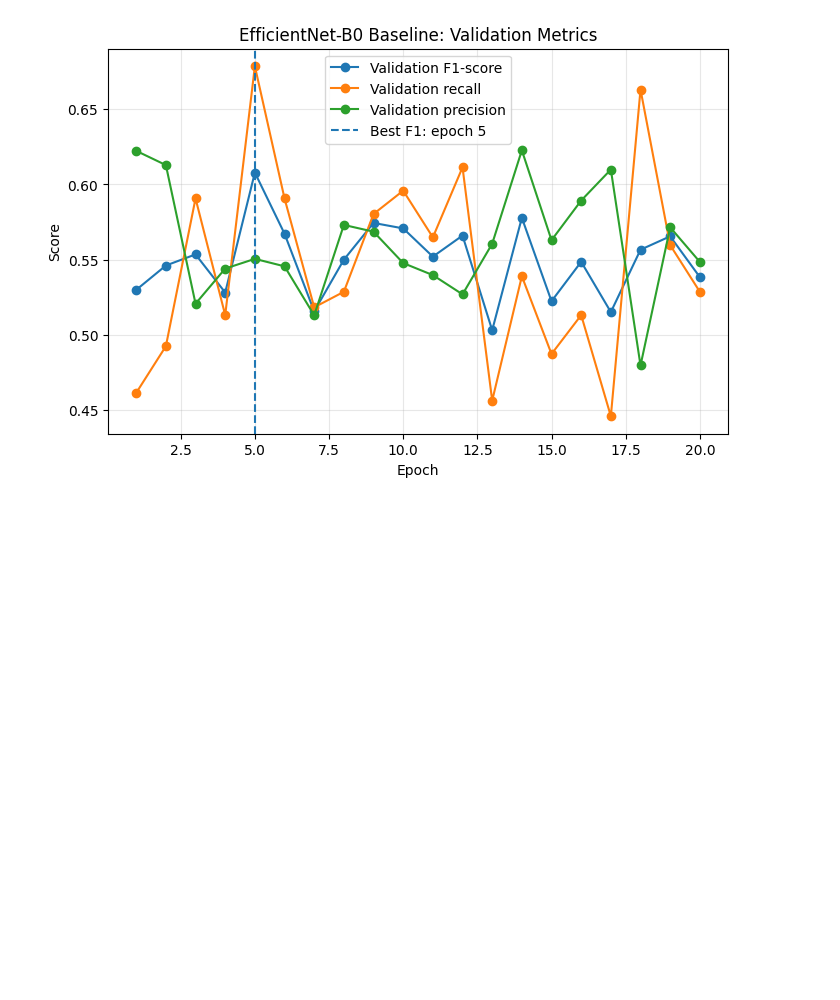
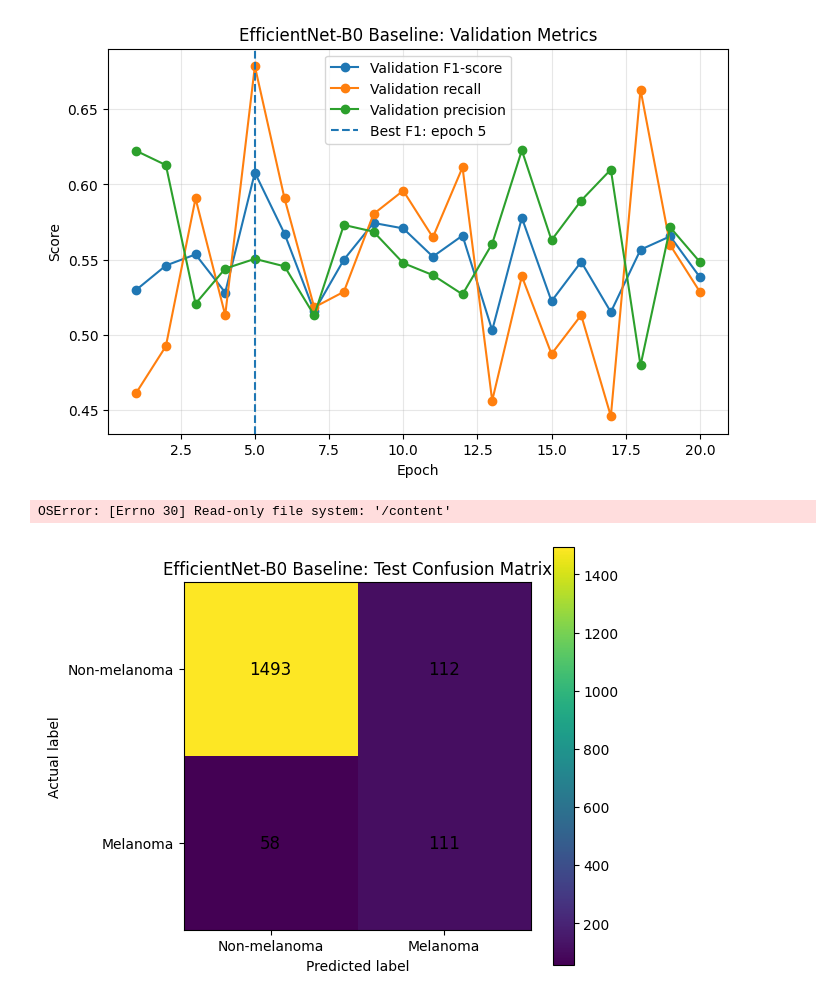
Before and after one commit to zone2233/bachelor-thesis-melanoma-augmentation, a Jupyter notebook: notebooks/01_baseline_efficientnet.ipynb, the cells around one changed output. Saved outputs shown, nothing was run; the diff lists cells and outputs as text; code cells hidden in the pictures; blank space fills up the shorter version.

Commit message:
added confusion matrix for the baseline model

```diff
--- a/notebooks/01_baseline_efficientnet.ipynb
+++ b/notebooks/01_baseline_efficientnet.ipynb
@@ -725,3 +725,58 @@ Highest validation F1-score:
 Epoch 5, F1 = 0.6079
 [figure]
 [figure]
+# %%
+import numpy as np
+import matplotlib.pyplot as plt
+from pathlib import Path
+
+# Baseline test confusion matrix
+# Rows = actual labels, columns = predicted labels
+cm = np.array([
+    [1493, 112],
+    [58, 111]
+])
+
+class_names = ["Non-melanoma", "Melanoma"]
+
+fig, ax = plt.subplots(figsize=(6, 5))
+
+im = ax.imshow(cm)
+
+ax.set_title("EfficientNet-B0 Baseline: Test Confusion Matrix")
+ax.set_xlabel("Predicted label")
+ax.set_ylabel("Actual label")
+
+ax.set_xticks(np.arange(len(class_names)))
+ax.set_yticks(np.arange(len(class_names)))
+ax.set_xticklabels(class_names)
+ax.set_yticklabels(class_names)
+
+# Add numbers inside cells
+for i in range(cm.shape[0]):
+    for j in range(cm.shape[1]):
+        ax.text(
+            j,
+            i,
+            cm[i, j],
+            ha="center",
+            va="center",
+            fontsize=12
+        )
+
+plt.colorbar(im, ax=ax)
+plt.tight_layout()
+
+FIGURE_DIR = Path("/content/drive/MyDrive/bachelor_thesis_data/results/figures")
+FIGURE_DIR.mkdir(parents=True, exist_ok=True)
+
+plt.savefig(
+    FIGURE_DIR / "efficientnet_b0_baseline_test_confusion_matrix.png",
+    dpi=300,
+    bbox_inches="tight"
+)
+
+plt.show()
+# %% [output]
+OSError: [Errno 30] Read-only file system: '/content'
+[figure, added]
```
Also changed, not shown: 1 other file.
